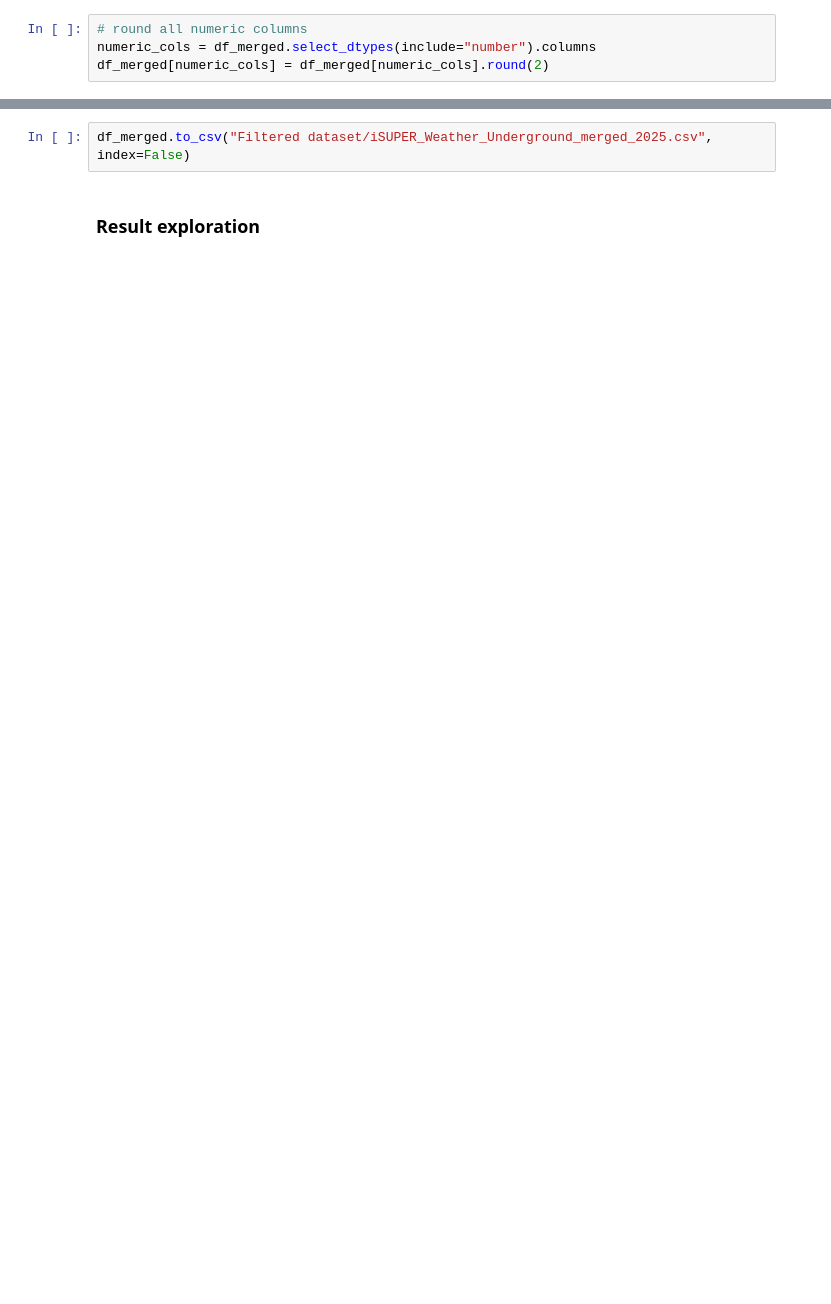
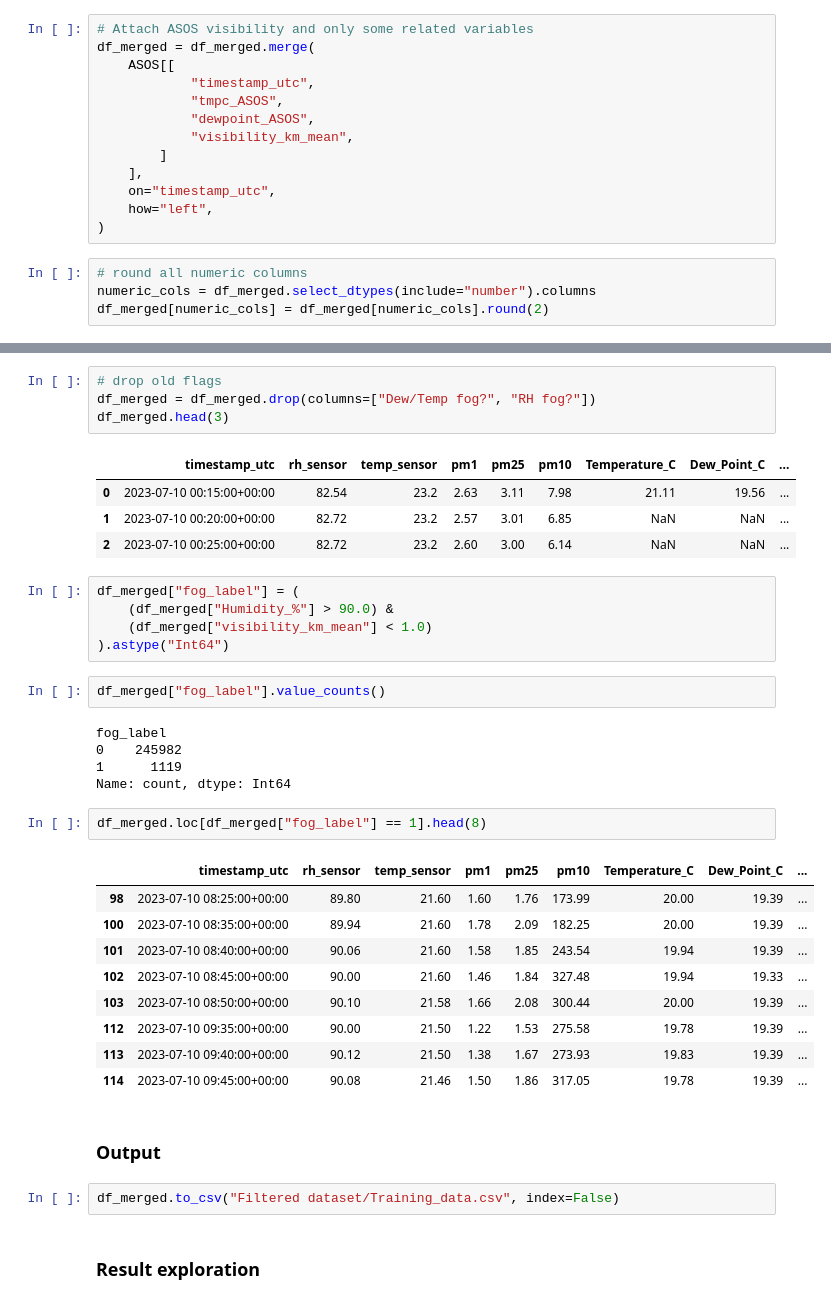
Before and after one commit to KriishAHate/EECE5644-Machine_Learning, a Jupyter notebook: Machine learning final project/Data cleaning/merge_script.ipynb, the cells around one changed output, grey strips where cells are left out. Cells and saved outputs as stored; diff of their text form; blank space fills up the shorter version.

```diff
--- a/Machine learning final project/Data cleaning/merge_script.ipynb
+++ b/Machine learning final project/Data cleaning/merge_script.ipynb
@@ -47,3 +56,16 @@ df_merged.shape
+# %%
+# Attach ASOS visibility and only some related variables
+df_merged = df_merged.merge(
+    ASOS[[
+            "timestamp_utc",
+            "tmpc_ASOS",
+            "dewpoint_ASOS",
+            "visibility_km_mean",
+        ]
+    ],
+    on="timestamp_utc",
+    how="left",
+)
 # %%
 # round all numeric columns
 numeric_cols = df_merged.select_dtypes(include="number").columns
@@ -51,4 +92,39 @@ df_merged[numeric_cols] = df_merged[numeric_cols].round(2)
+# %%
+# drop old flags
+df_merged = df_merged.drop(columns=["Dew/Temp fog?", "RH fog?"])
+df_merged.head(3)
+# %% [output]
+|  | timestamp_utc | rh_sensor | temp_sensor | pm1 | pm25 | pm10 | Temperature_C | Dew_Point_C | ... |
+| 0 | 2023-07-10 00:15:00+00:00 | 82.54 | 23.2 | 2.63 | 3.11 | 7.98 | 21.11 | 19.56 | ... |
+| 1 | 2023-07-10 00:20:00+00:00 | 82.72 | 23.2 | 2.57 | 3.01 | 6.85 | NaN | NaN | ... |
+| 2 | 2023-07-10 00:25:00+00:00 | 82.72 | 23.2 | 2.60 | 3.00 | 6.14 | NaN | NaN | ... |
+# %%
+df_merged["fog_label"] = (
+    (df_merged["Humidity_%"] > 90.0) &
+    (df_merged["visibility_km_mean"] < 1.0)
+).astype("Int64")
+# %%
+df_merged["fog_label"].value_counts()
+# %% [output]
+fog_label
+0    245982
+1      1119
+Name: count, dtype: Int64
+# %%
+df_merged.loc[df_merged["fog_label"] == 1].head(8)
+# %% [output]
+|  | timestamp_utc | rh_sensor | temp_sensor | pm1 | pm25 | pm10 | Temperature_C | Dew_Point_C | ... |
+| 98 | 2023-07-10 08:25:00+00:00 | 89.80 | 21.60 | 1.60 | 1.76 | 173.99 | 20.00 | 19.39 | ... |
+| 100 | 2023-07-10 08:35:00+00:00 | 89.94 | 21.60 | 1.78 | 2.09 | 182.25 | 20.00 | 19.39 | ... |
+| 101 | 2023-07-10 08:40:00+00:00 | 90.06 | 21.60 | 1.58 | 1.85 | 243.54 | 19.94 | 19.39 | ... |
+| 102 | 2023-07-10 08:45:00+00:00 | 90.00 | 21.60 | 1.46 | 1.84 | 327.48 | 19.94 | 19.33 | ... |
+| 103 | 2023-07-10 08:50:00+00:00 | 90.10 | 21.58 | 1.66 | 2.08 | 300.44 | 20.00 | 19.39 | ... |
+| 112 | 2023-07-10 09:35:00+00:00 | 90.00 | 21.50 | 1.22 | 1.53 | 275.58 | 19.78 | 19.39 | ... |
+| 113 | 2023-07-10 09:40:00+00:00 | 90.12 | 21.50 | 1.38 | 1.67 | 273.93 | 19.83 | 19.39 | ... |
+| 114 | 2023-07-10 09:45:00+00:00 | 90.08 | 21.46 | 1.50 | 1.86 | 317.05 | 19.78 | 19.39 | ... |
+# %% [markdown]
+### Output
 # %%
-df_merged.to_csv("Filtered dataset/iSUPER_Weather_Underground_merged_2025.csv", index=False)
+df_merged.to_csv("Filtered dataset/Training_data.csv", index=False)
 # %% [markdown]
 ### Result exploration
```
Also changed, not shown: parts of 10 cells of this notebook, 2 other files.
